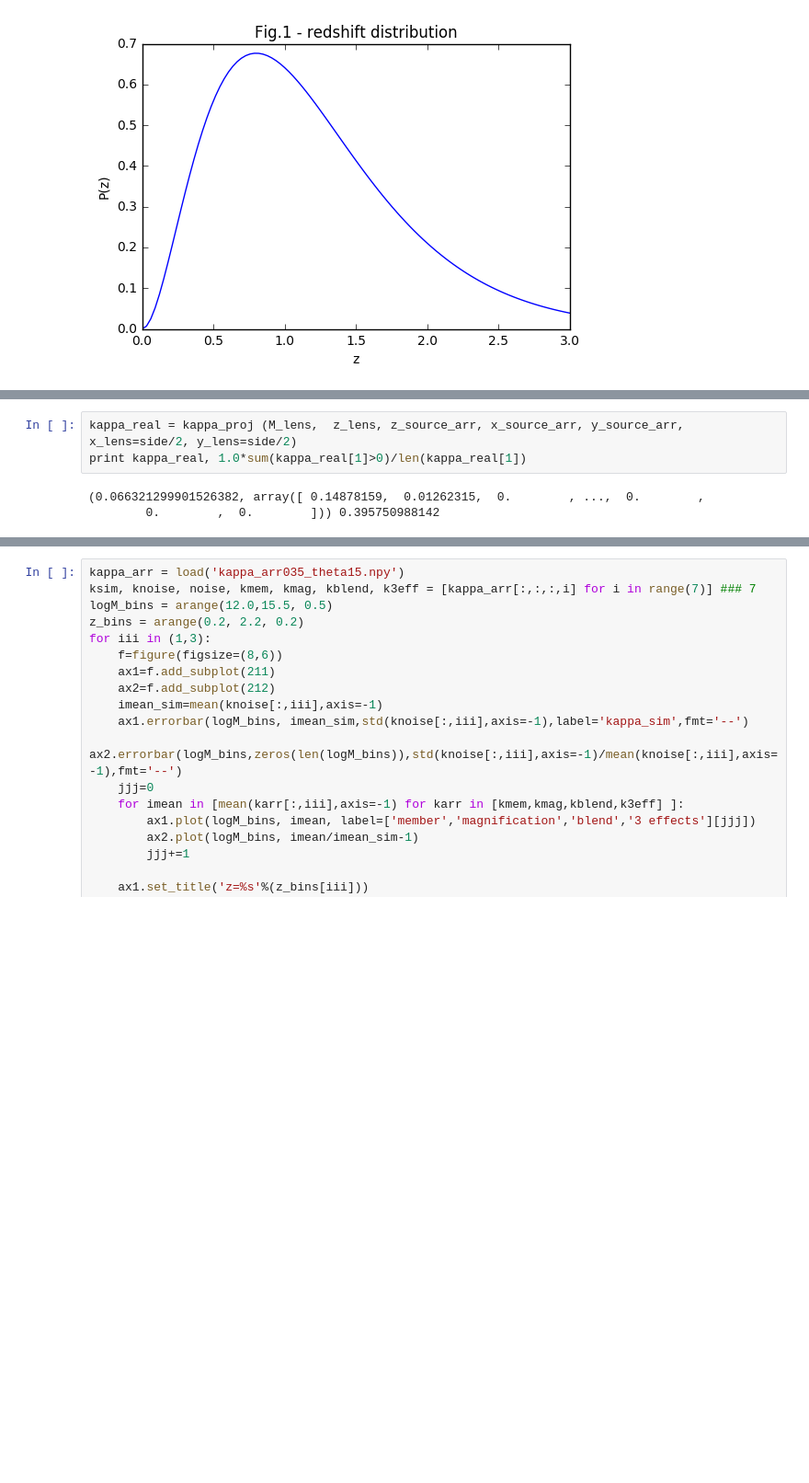
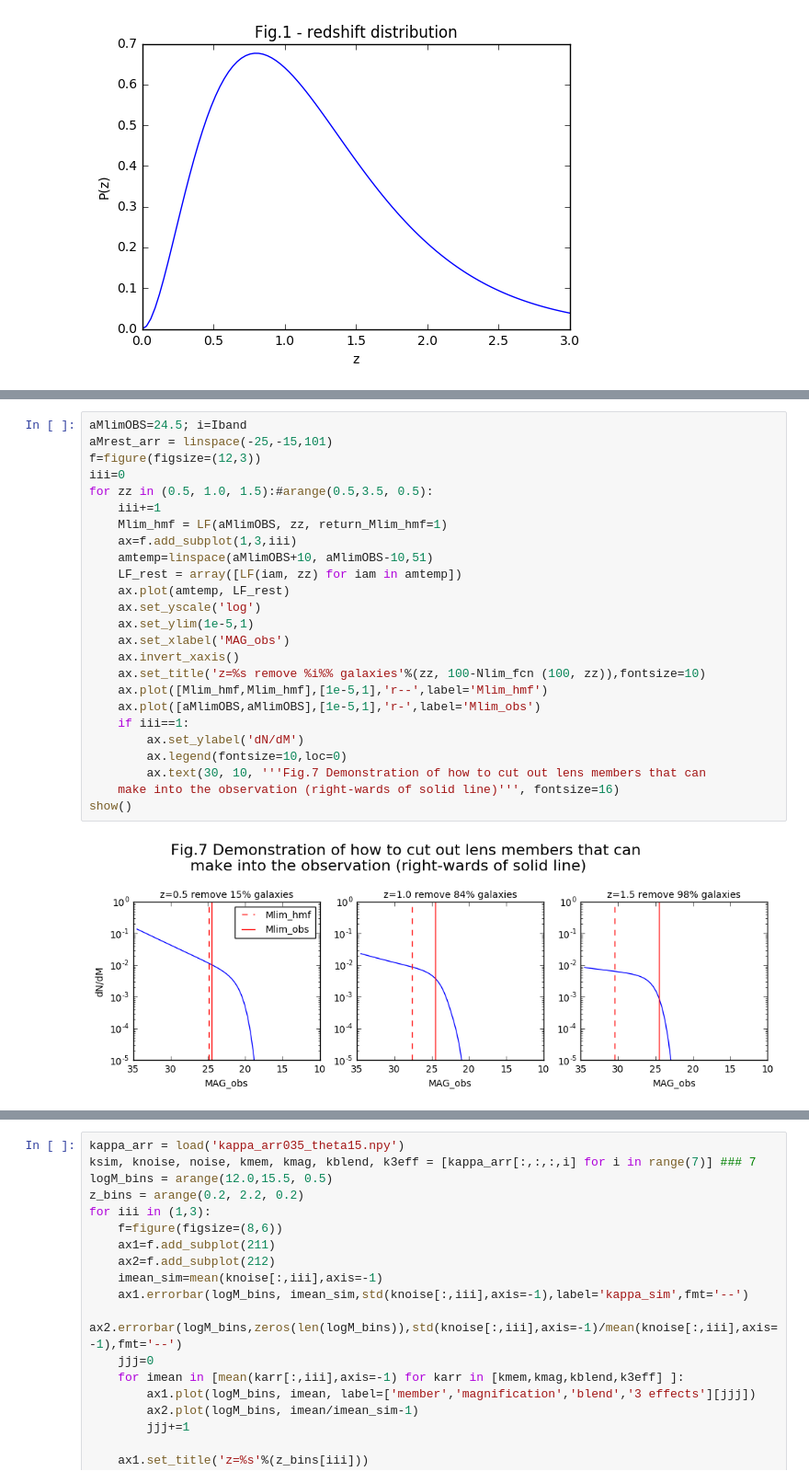
Before and after one commit to liuxx479/peak-bias, a Jupyter notebook: plots.ipynb, the cells around one changed output, grey strips where cells are left out. Shown at 92% size. Saved outputs shown, nothing was run; the diff lists cells and outputs as text; blank space fills up the shorter version.

```diff
--- a/plots.ipynb
+++ b/plots.ipynb
@@ -123,6 +174,27 @@ show()
-# %%
-kappa_real = kappa_proj (M_lens,  z_lens, z_source_arr, x_source_arr, y_source_arr, x_lens=side/2, y_lens=side/2)
-print kappa_real, 1.0*sum(kappa_real[1]>0)/len(kappa_real[1])
-# %% [output]
-(0.066321299901526382, array([ 0.14878159,  0.01262315,  0.        , ...,  0.        ,
-        0.        ,  0.        ])) 0.395750988142
+# %%
+aMlimOBS=24.5; i=Iband
+aMrest_arr = linspace(-25,-15,101)
+f=figure(figsize=(12,3))
+iii=0
+for zz in (0.5, 1.0, 1.5):#arange(0.5,3.5, 0.5):
+    iii+=1
+    Mlim_hmf = LF(aMlimOBS, zz, return_Mlim_hmf=1)
+    ax=f.add_subplot(1,3,iii)
+    amtemp=linspace(aMlimOBS+10, aMlimOBS-10,51)
+    LF_rest = array([LF(iam, zz) for iam in amtemp])
+    ax.plot(amtemp, LF_rest)
+    ax.set_yscale('log')
+    ax.set_ylim(1e-5,1)
+    ax.set_xlabel('MAG_obs')
+    ax.invert_xaxis()
+    ax.set_title('z=%s remove %i%% galaxies'%(zz, 100-Nlim_fcn (100, zz)),fontsize=10)
+    ax.plot([Mlim_hmf,Mlim_hmf],[1e-5,1],'r--',label='Mlim_hmf')
+    ax.plot([aMlimOBS,aMlimOBS],[1e-5,1],'r-',label='Mlim_obs')
+    if iii==1:
+        ax.set_ylabel('dN/dM')
+        ax.legend(fontsize=10,loc=0)
+        ax.text(30, 10, '''Fig.7 Demonstration of how to cut out lens members that can
+    make into the observation (right-wards of solid line)''', fontsize=16)
+show()
+# %% [output]
+[figure, added]
```
Also changed, not shown: parts of 18 cells of this notebook, 1 other file.
